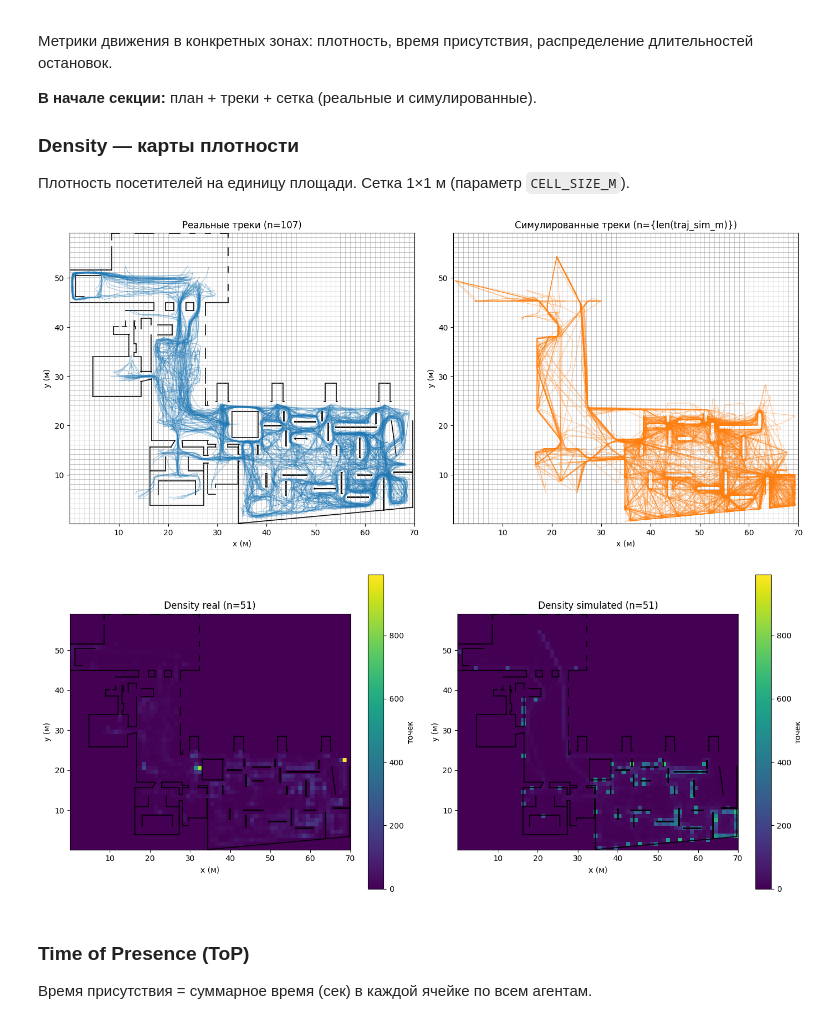
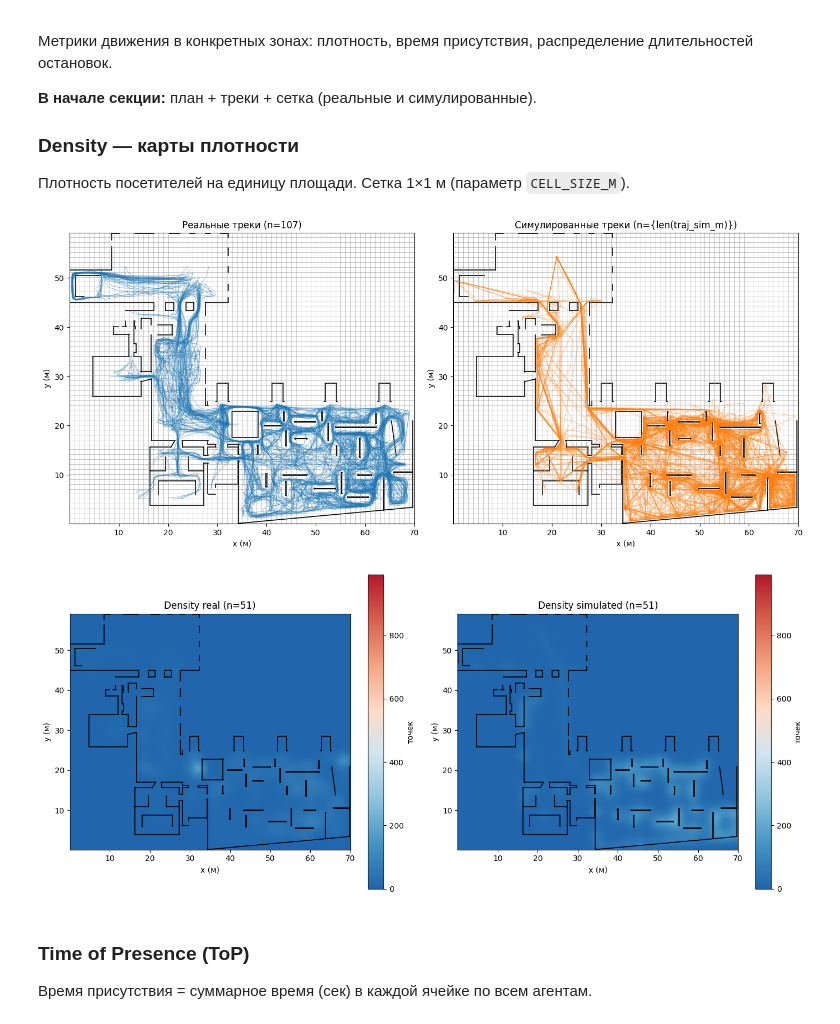
Before and after one commit to malkovajuly97-source/museum-flow-prediction, a Jupyter notebook: model_search/model_search_micro.ipynb, the cells around one changed output. Cells and saved outputs as stored; diff of their text form; code cells hidden in the pictures.

```diff
--- a/model_search/model_search_micro.ipynb
+++ b/model_search/model_search_micro.ipynb
@@ -99,7 +99,7 @@ fig, axes = plt.subplots(1, 2, figsize=(14, 6))
 plot_plan_with_grid_and_tracks(axes[0], segments, xe, ye, traj_real_m, f"Реальные треки (n={len(traj_real_m)})", track_color="tab:blue")
 if traj_sim_m is not None:
     plot_plan_with_grid_and_tracks(
-        axes[1], segments_sim, xe, ye, traj_sim_m,
+        axes[1], segments, xe, ye, traj_sim_m,
         f"Симулированные треки (n={{len(traj_sim_m)}})",
         track_color="tab:orange",
     )
@@ -108,7 +108,7 @@ else:
 plt.tight_layout()
 plt.show()
 # %% [output]
-[figure, old version]
+[figure, new version]
 # %%
 # Density: real и simulated
 import json
@@ -152,37 +152,58 @@ if 'PATH_SIMULATION_CSV' in dir() and PATH_SIMULATION_CSV and 'path_floor_dxf' i
             stop_duration_stats = {"n_stops": len(stop_durations), "mean_sec": round(float(np.mean(arr)), 2), "median_sec": round(float(np.median(arr)), 2), "p75_sec": round(float(np.percentile(arr, 75)), 2), "p90_sec": round(float(np.percentile(arr, 90)), 2), "long_stop_threshold_sec": long_stop_threshold_sec, "proportion_long_stops": round(float(np.mean(arr >= long_stop_threshold_sec)), 4)}
         d_sim = {"heatmap": hm, "top_matrix": top_matrix, "x_edges": xe, "y_edges": ye, "n_trajectories": len(traj_sim_csv), "stop_duration_stats": stop_duration_stats}
     except Exception as e:
         print(f"[Симуляция CSV] Не удалось загрузить: {e}")
 if d_sim is None and 'traj_sim_m' in dir() and traj_sim_m and len(traj_sim_m) > 0:
     import numpy as np
     all_x = np.concatenate([[p[0] for p in tr] for tr in traj_sim_m])
     all_y = np.concatenate([[p[1] for p in tr] for tr in traj_sim_m])
     xe, ye = d_real["x_edges"], d_real["y_edges"]
     hm, _, _ = np.histogram2d(all_x, all_y, bins=[xe, ye])
     hm = hm.T
     d_sim = {"heatmap": hm, "top_matrix": np.zeros_like(hm), "x_edges": xe, "y_edges": ye, "n_trajectories": len(traj_sim_m)}
 
 # Загрузка плана для overlay
 from plot_density_grids import load_floor_plan_segments, plot_heatmap_on_plan
 path_dxf = Path(PATH_DXF) if isinstance(PATH_DXF, str) else PATH_DXF
 segments = load_floor_plan_segments(path_dxf, "Floor_plan")
 xe, ye = d_real["x_edges"], d_real["y_edges"]
 
 # Density: сырые подсчёты (точек в ячейке), без нормализации — шкала общая
 hm_real = d_real["heatmap"]
 hm_sim = d_sim["heatmap"] if d_sim is not None else None
-vmin_d, vmax_d = 0, max(hm_real.max(), hm_sim.max() if hm_sim is not None else 0)
+vals_d = np.concatenate([hm_real[hm_real > 0].ravel(), hm_sim[hm_sim > 0].ravel() if hm_sim is not None else []])
+vmax_d = float(np.percentile(vals_d, 95)) if len(vals_d) > 0 else max(hm_real.max(), hm_sim.max() if hm_sim is not None else 0)
+vmin_d, vmax_d = 0, vmax_d
+
+from scipy.ndimage import gaussian_filter
+sigma_d = 1.2
+hm_real_smooth = gaussian_filter(hm_real.astype(float), sigma=sigma_d, mode="constant", cval=0)
+hm_sim_smooth = gaussian_filter(hm_sim.astype(float), sigma=sigma_d, mode="constant", cval=0) if hm_sim is not None else None
+
+import matplotlib.colors as mcolors
+# Палитра: от тёмно-синего (33,102,172) до тёмно-красного (178,24,43)
+density_colors = [
+    (0, (33/255, 102/255, 172/255)),
+    (0.14, (67/255, 147/255, 195/255)),
+    (0.29, (146/255, 197/255, 222/255)),
+    (0.43, (209/255, 229/255, 240/255)),
+    (0.57, (253/255, 219/255, 199/255)),
+    (0.71, (244/255, 165/255, 130/255)),
+    (0.86, (214/255, 96/255, 77/255)),
+    (1, (178/255, 24/255, 43/255)),
+]
+density_cmap = mcolors.LinearSegmentedColormap.from_list("density_cool_warm", density_colors, N=256)
 
 fig, axes = plt.subplots(1, 2, figsize=(14, 6))
-plot_heatmap_on_plan(axes[0], hm_real, xe, ye, segments, f"Density real (n={d_real['n_trajectories']})", label="точек", vmin=vmin_d, vmax=vmax_d, draw_grid=False)
+plot_heatmap_on_plan(axes[0], hm_real_smooth, xe, ye, segments, f"Density real (n={d_real['n_trajectories']})", label="точек", vmin=vmin_d, vmax=vmax_d, cmap=density_cmap, draw_grid=False, interpolation="bilinear")
 if d_sim is not None:
-    plot_heatmap_on_plan(axes[1], hm_sim, xe, ye, segments, f"Density simulated (n={d_sim['n_trajectories']})", label="точек", vmin=vmin_d, vmax=vmax_d, draw_grid=False)
+    plot_heatmap_on_plan(axes[1], hm_sim_smooth, xe, ye, segments, f"Density simulated (n={d_sim['n_trajectories']})", label="точек", vmin=vmin_d, vmax=vmax_d, cmap=density_cmap, draw_grid=False, interpolation="bilinear")
 else:
     axes[1].set_title("Density simulated — нет данных")
 plt.tight_layout()
 plt.show()
 # %% [output]
-[figure, old version]
+[figure, new version]
 # %% [markdown]
 ### Time of Presence (ToP)
 
```
Also changed, not shown: parts of 1 cell of this notebook, 1 other file.
